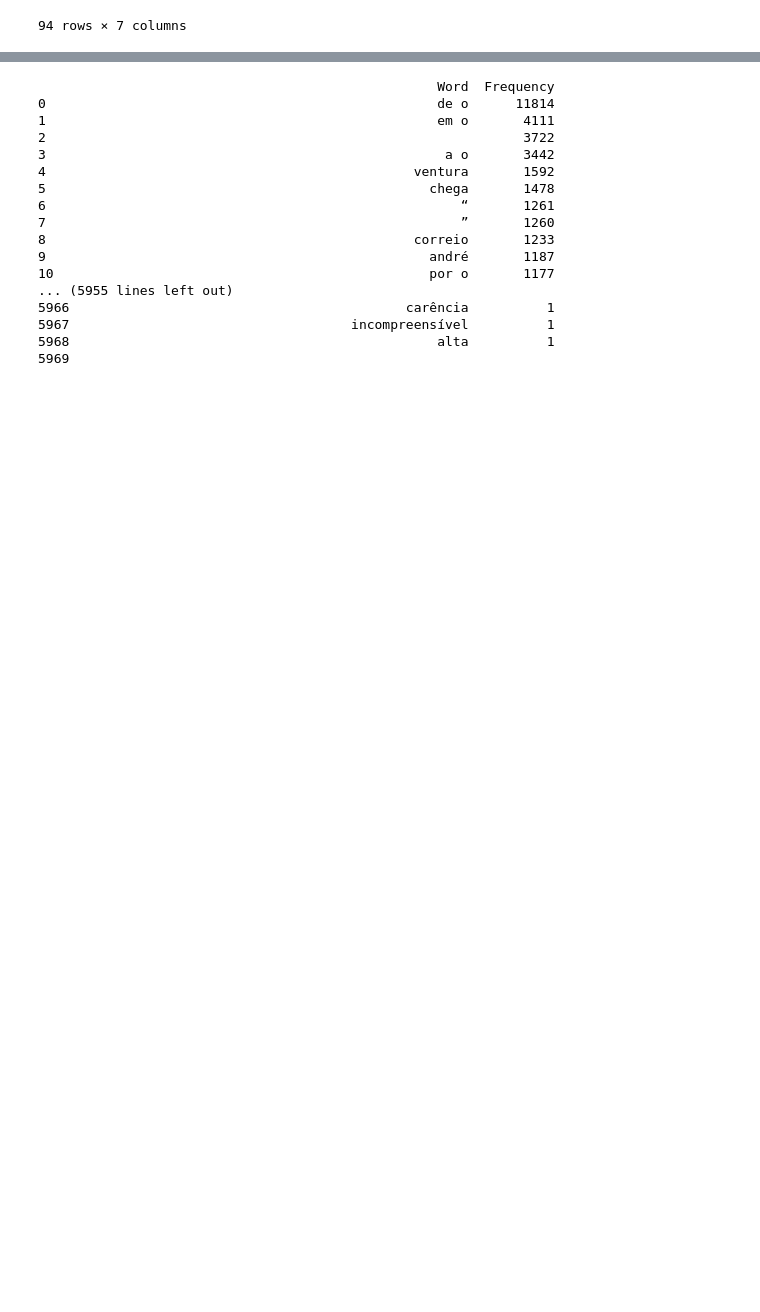
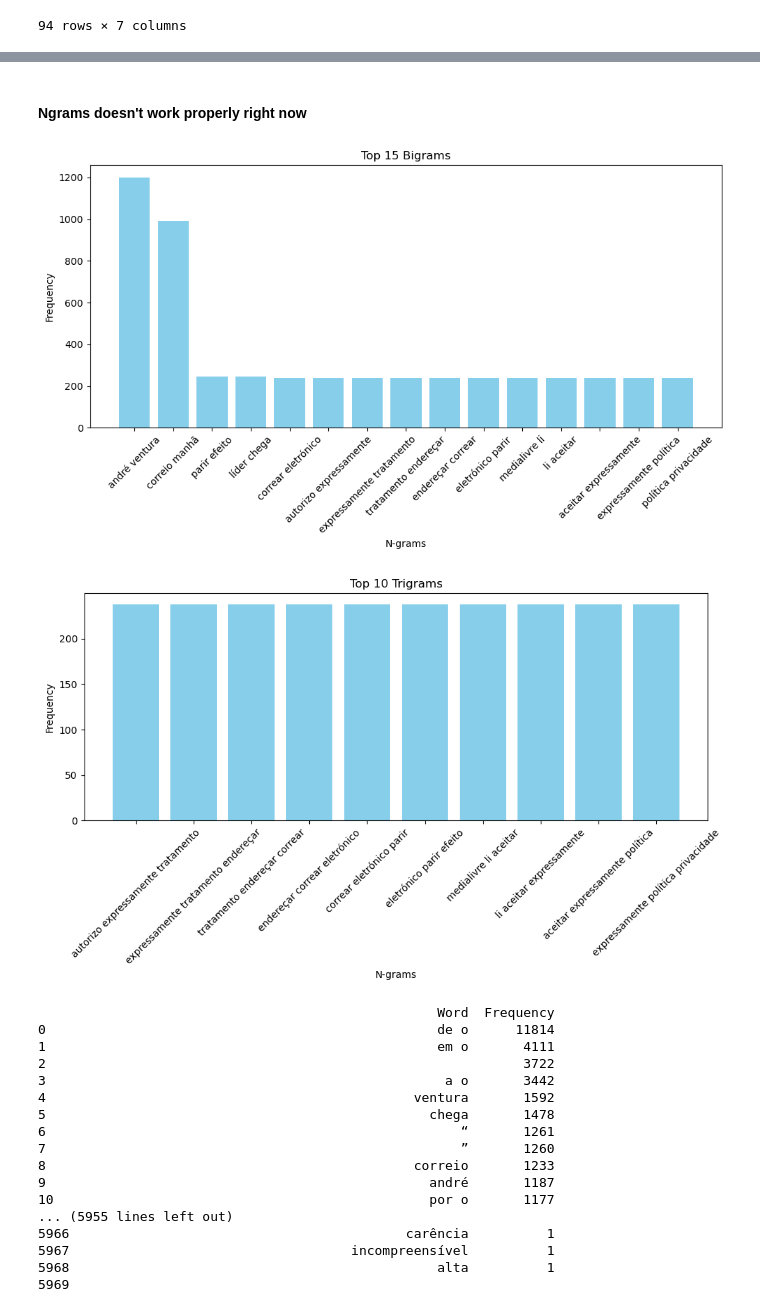
Before and after one commit to hxnn3sgit/FDS_Project, a Jupyter notebook: 2nd_deliverable_copy.ipynb, the cells around one changed output, grey strips where cells are left out. Drawn from its saved outputs; the diff is of its cells as text; code cells hidden in the pictures; blank space fills up the shorter version.

```diff
--- a/2nd_deliverable_copy.ipynb
+++ b/2nd_deliverable_copy.ipynb
@@ -416,3 +473,47 @@ plt.show()
+# %% [markdown]
+#### Ngrams doesn't work properly right now
+# %%
+from sklearn.feature_extraction.text import CountVectorizer
+import matplotlib.pyplot as plt
+from collections import Counter
+
+# Create function to generate and plot n-grams
+def generate_ngrams(corpus, ngram_range=(2, 2), top_n=10):
+    # Create CountVectorizer for n-grams
+    vectorizer = CountVectorizer(ngram_range=ngram_range, stop_words=None).fit(corpus)
+
+    # Transform the corpus into a sparse matrix
+    ngrams = vectorizer.transform(corpus)
+
+    # Sum up frequencies of each n-gram
+    ngram_counts = ngrams.sum(axis=0)
+    ngram_frequencies = [(ngram, ngram_counts[0, idx]) for ngram, idx in vectorizer.vocabulary_.items()]
+    ngram_frequencies = sorted(ngram_frequencies, key=lambda x: x[1], reverse=True)[:top_n]
+
+    # Separate n-grams and their frequencies
+    ngram_words, ngram_freqs = zip(*ngram_frequencies)
+
+    # Plot the top n n-grams
+    plt.figure(figsize=(10, 6))
+    plt.bar(ngram_words, ngram_freqs, color='skyblue')
+    plt.title(f"Top {top_n} {'Bi' if ngram_range[1] == 2 else 'Tri'}grams")
+    plt.xlabel("N-grams")
+    plt.ylabel("Frequency")
+    plt.xticks(rotation=45)
+    plt.tight_layout()
+    plt.show()
+
+# Combine the lemmatized words into a single corpus (list of sentences)
+corpus = [' '.join(lemmas) for lemmas in updated_dfs['filtered_df_2020-2021']['Lemmas'].dropna()]
+
+# Generate and plot bi-grams
+generate_ngrams(corpus, ngram_range=(2, 2), top_n=15)
+
+# Generate and plot tri-grams
+generate_ngrams(corpus, ngram_range=(3, 3), top_n=10)
+# %% [output]
+[figure, added]
+[figure, added]
 # %%
 with pd.option_context('display.max_rows', None, 'display.max_columns', None):
     print(word_freq)
```
Also changed, not shown: parts of 7 cells of this notebook.
